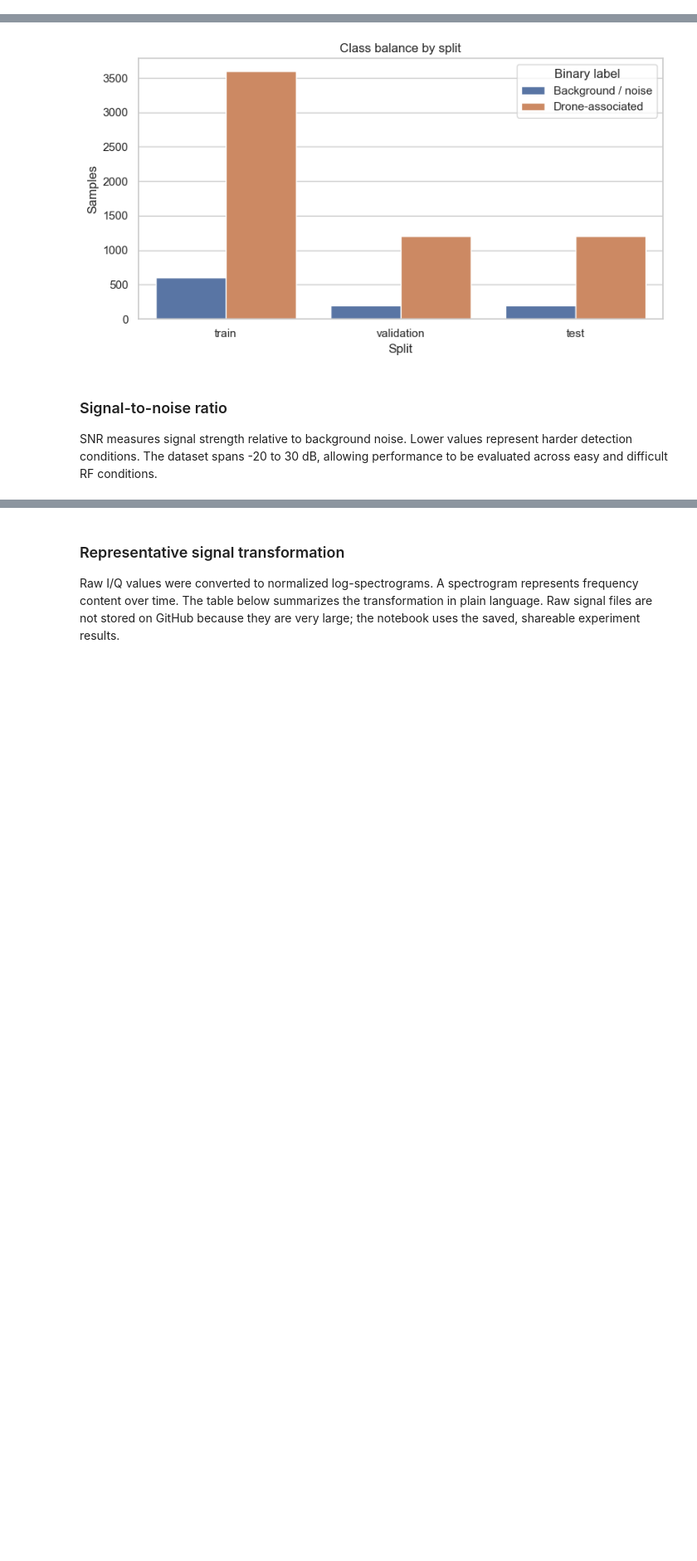
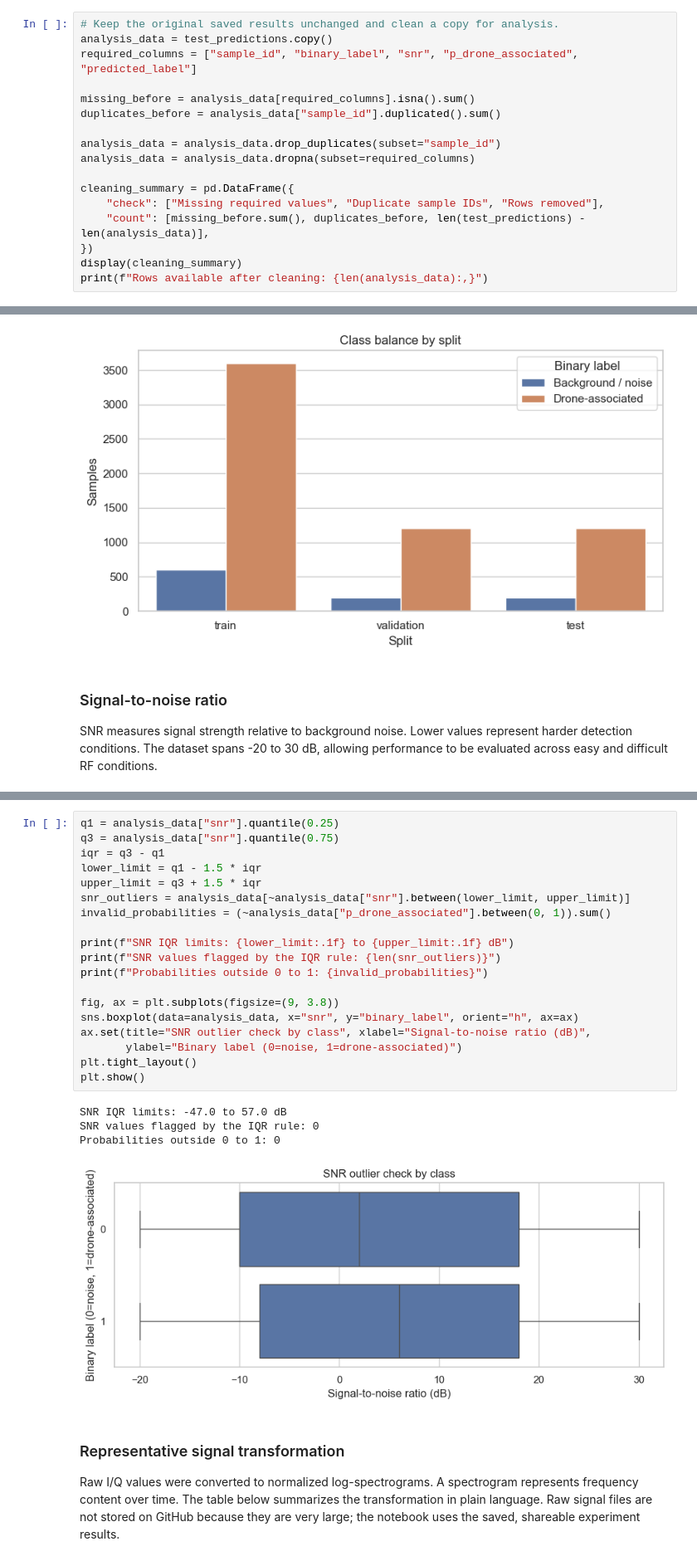
Before and after one commit to ayamundhenk/berkeley_capstone, a Jupyter notebook: notebooks/rf_drone_detection_capstone.executed.ipynb, the cells around one changed output, grey strips where cells are left out. Shown at 83% size. Cells and saved outputs as stored; diff of their text form; blank space fills up the shorter version.

```diff
--- a/notebooks/rf_drone_detection_capstone.executed.ipynb
+++ b/notebooks/rf_drone_detection_capstone.executed.ipynb
@@ -90,0 +95,17 @@ EDA means **exploratory data analysis**. In this section I check the shape and q
+# %%
+# Keep the original saved results unchanged and clean a copy for analysis.
+analysis_data = test_predictions.copy()
+required_columns = ["sample_id", "binary_label", "snr", "p_drone_associated", "predicted_label"]
+
+missing_before = analysis_data[required_columns].isna().sum()
+duplicates_before = analysis_data["sample_id"].duplicated().sum()
+
+analysis_data = analysis_data.drop_duplicates(subset="sample_id")
+analysis_data = analysis_data.dropna(subset=required_columns)
+
+cleaning_summary = pd.DataFrame({
+    "check": ["Missing required values", "Duplicate sample IDs", "Rows removed"],
+    "count": [missing_before.sum(), duplicates_before, len(test_predictions) - len(analysis_data)],
+})
+display(cleaning_summary)
+print(f"Rows available after cleaning: {len(analysis_data):,}")
@@ -147,3 +178,27 @@ display(test_predictions.groupby("binary_label")["snr"].agg(["count", "min", "me
+# %%
+q1 = analysis_data["snr"].quantile(0.25)
+q3 = analysis_data["snr"].quantile(0.75)
+iqr = q3 - q1
+lower_limit = q1 - 1.5 * iqr
+upper_limit = q3 + 1.5 * iqr
+snr_outliers = analysis_data[~analysis_data["snr"].between(lower_limit, upper_limit)]
+invalid_probabilities = (~analysis_data["p_drone_associated"].between(0, 1)).sum()
+
+print(f"SNR IQR limits: {lower_limit:.1f} to {upper_limit:.1f} dB")
+print(f"SNR values flagged by the IQR rule: {len(snr_outliers)}")
+print(f"Probabilities outside 0 to 1: {invalid_probabilities}")
+
+fig, ax = plt.subplots(figsize=(9, 3.8))
+sns.boxplot(data=analysis_data, x="snr", y="binary_label", orient="h", ax=ax)
+ax.set(title="SNR outlier check by class", xlabel="Signal-to-noise ratio (dB)",
+       ylabel="Binary label (0=noise, 1=drone-associated)")
+plt.tight_layout()
+plt.show()
+# %% [output]
+SNR IQR limits: -47.0 to 57.0 dB
+SNR values flagged by the IQR rule: 0
+Probabilities outside 0 to 1: 0
+[figure, added]
 # %% [markdown]
 ### Representative signal transformation
 
```
Also changed, not shown: parts of 6 cells of this notebook, 2 other files.
